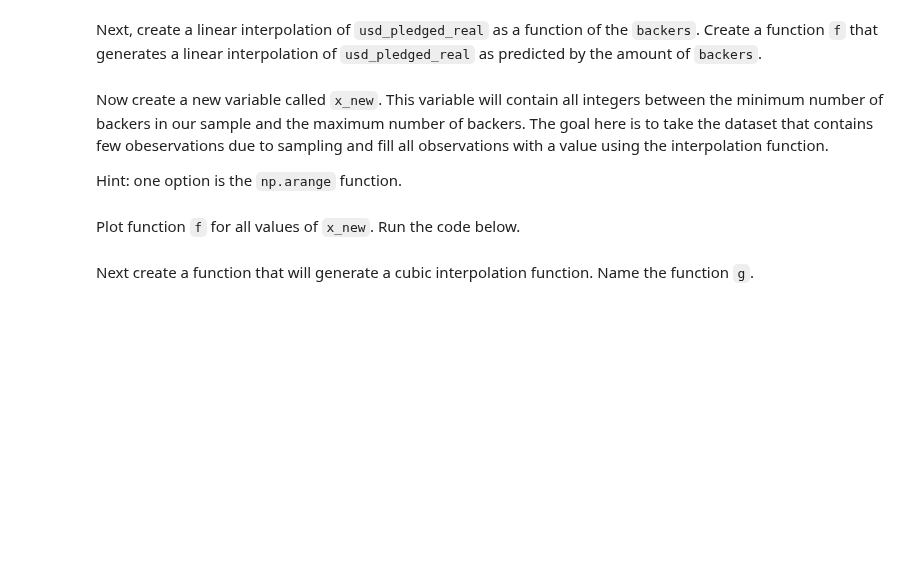
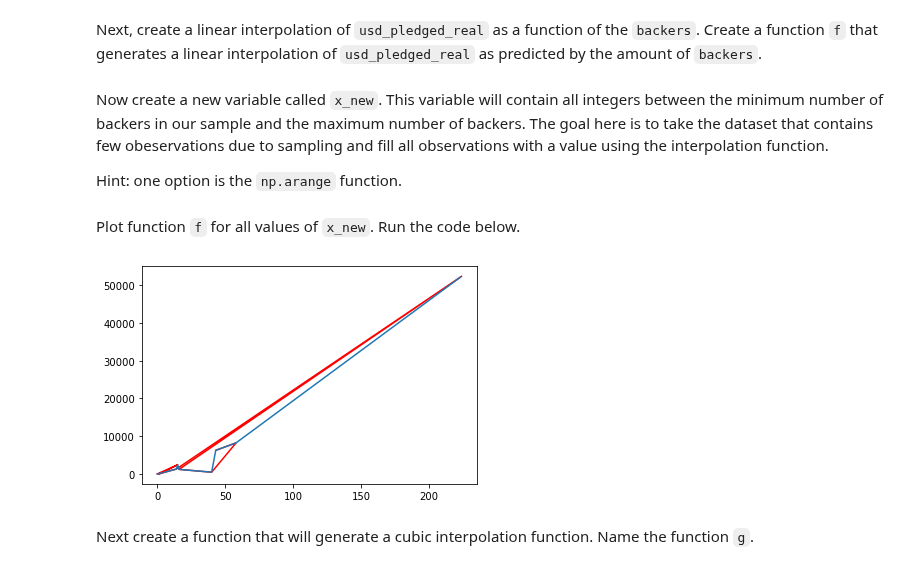
Before and after one commit to ta-data-lis/lab-intro-to-scipy, a Jupyter notebook: your-code/main.ipynb, the cells around one changed output. Saved outputs shown, nothing was run; the diff lists cells and outputs as text; code cells hidden in the pictures; blank space fills up the shorter version.

```diff
--- a/your-code/main.ipynb
+++ b/your-code/main.ipynb
@@ -44,3 +61,5 @@ Next, create a column that checks whether the currency of the project is in US D
+# %%
+kickstarter['USD'] = np.where(kickstarter['currency'] == 'USD', 1, 0)
 # %% [markdown]
 Now create a contingency table using the `pd.crosstab` function in the cell below to compare the `goal_met` and `usd` columns.
 # %% [markdown]
@@ -59,0 +87,3 @@ In the cell below, import the `interp1d` function from `scipy.interpolate` and f
+# %%
+sample = kickstarter.head(10)
+sample.duplicated('backers')
@@ -64,3 +104,8 @@ Next, create a linear interpolation of `usd_pledged_real` as a function of the `
+# %%
+from scipy.interpolate import interp1d
+x = sample['backers']
+y = sample['usd_pledged_real']
+f = interp1d(x, y)
 # %% [markdown]
 Now create a new variable called `x_new`. This variable will contain all integers between the minimum number of backers in our sample and the maximum number of backers. The goal here is to take the dataset that contains few obeservations due to sampling and fill all observations with a value using the interpolation function.
 
@@ -70,11 +113,13 @@ Hint: one option is the `np.arange` function.
+# %%
+x_new = np.arange(sample['backers'].min(),sample['backers'].max())
 # %% [markdown]
 Plot function `f` for all values of `x_new`. Run the code below.
 # %%
-# Run this code:
-
 %matplotlib inline
 import matplotlib.pyplot as plt
-
-plt.plot(x_new, f(x_new))
+plt.plot(x, y, 'r', x_new, f(x_new), '-')
+plt.show()
+# %% [output]
+[figure, added]
 # %% [markdown]
 Next create a function that will generate a cubic interpolation function. Name the function `g`.
```
Also changed, not shown: parts of 23 cells of this notebook, 1 other file.
